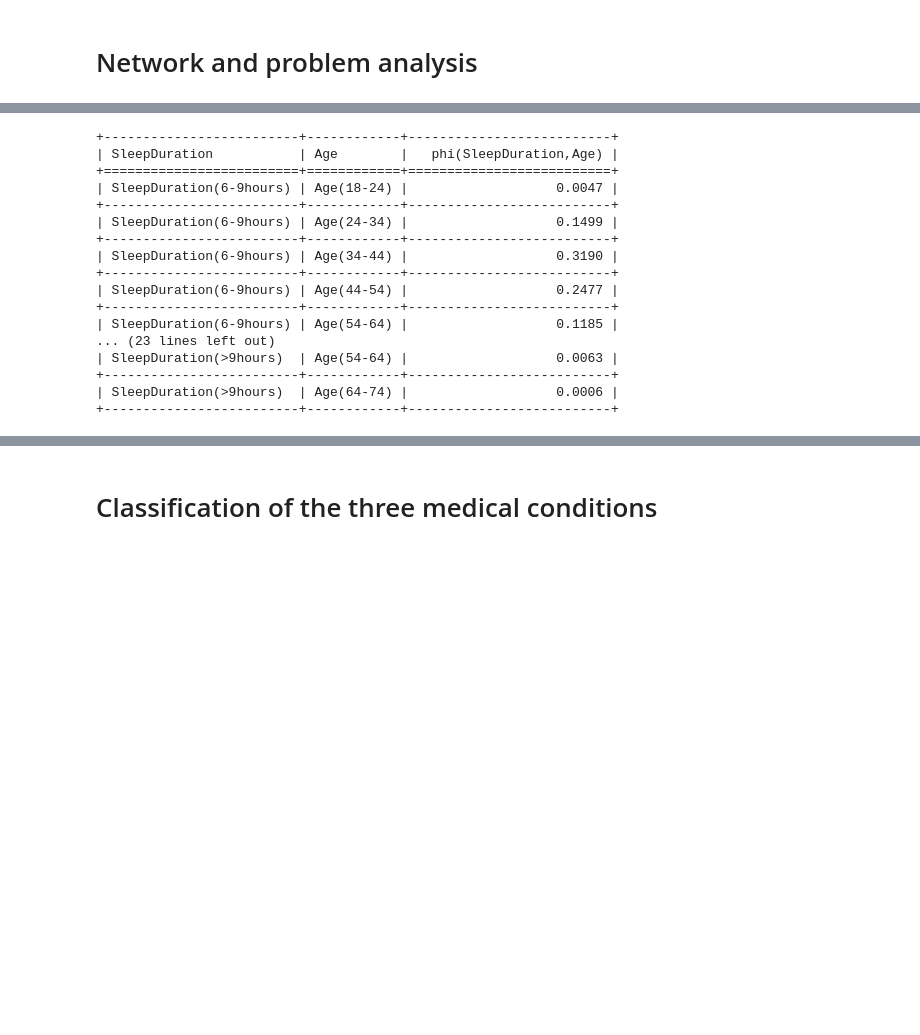
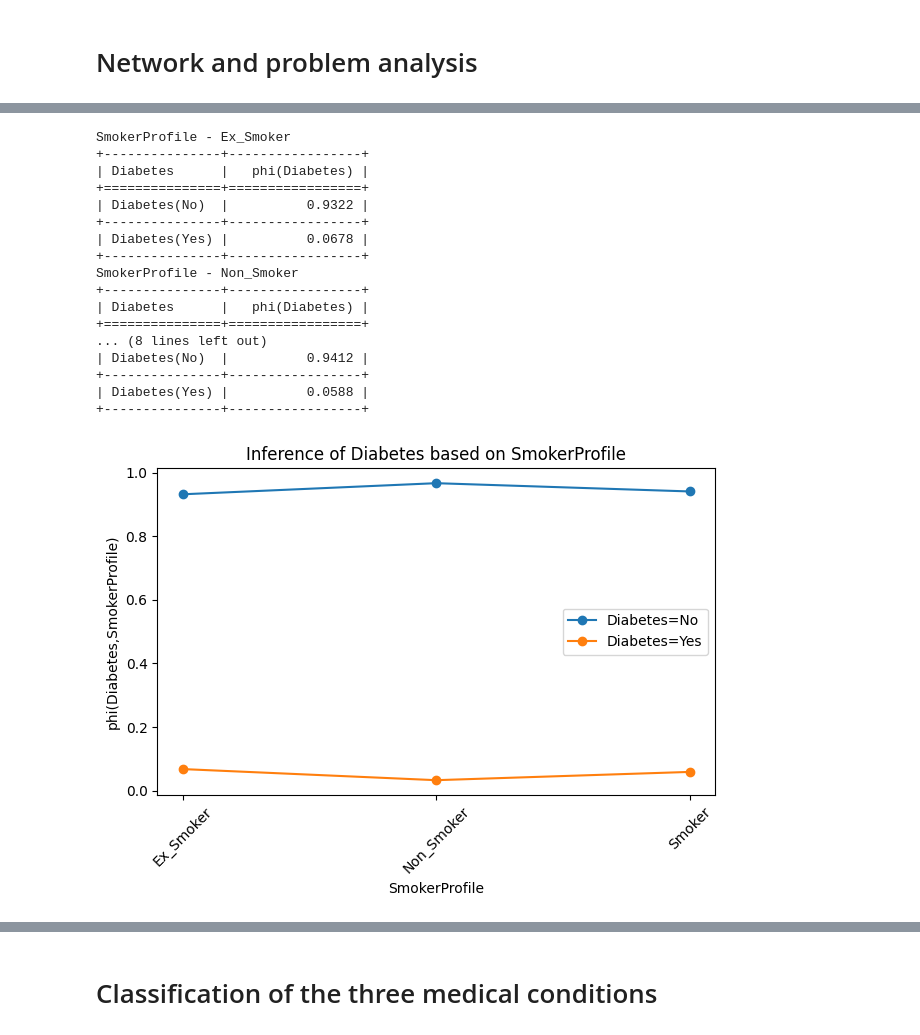
Before and after one commit to Hugana/Bayesian-Networks-AAA, a Jupyter notebook: P1_joao.ipynb, the cells around one changed output, grey strips where cells are left out. Saved outputs shown, nothing was run; the diff lists cells and outputs as text; code cells hidden in the pictures; blank space fills up the shorter version.

```diff
--- a/P1_joao.ipynb
+++ b/P1_joao.ipynb
@@ -505,20 +584,21 @@ infer = VariableElimination(bayesian_model)
 # %%
-print(infer.query(['SleepDuration','Age']))
+infer_and_plot(bayesian_model, 'Diabetes', 'SmokerProfile')
 # %% [output]
-+-------------------------+------------+--------------------------+
-| SleepDuration           | Age        |   phi(SleepDuration,Age) |
-+=========================+============+==========================+
-| SleepDuration(6-9hours) | Age(18-24) |                   0.0047 |
-+-------------------------+------------+--------------------------+
-| SleepDuration(6-9hours) | Age(24-34) |                   0.1499 |
-+-------------------------+------------+--------------------------+
-| SleepDuration(6-9hours) | Age(34-44) |                   0.3190 |
-+-------------------------+------------+--------------------------+
-| SleepDuration(6-9hours) | Age(44-54) |                   0.2477 |
-+-------------------------+------------+--------------------------+
-| SleepDuration(6-9hours) | Age(54-64) |                   0.1185 |
-... (23 lines left out)
-| SleepDuration(>9hours)  | Age(54-64) |                   0.0063 |
-+-------------------------+------------+--------------------------+
-| SleepDuration(>9hours)  | Age(64-74) |                   0.0006 |
-+-------------------------+------------+--------------------------+
+SmokerProfile - Ex_Smoker
++---------------+-----------------+
+| Diabetes      |   phi(Diabetes) |
++===============+=================+
+| Diabetes(No)  |          0.9322 |
++---------------+-----------------+
+| Diabetes(Yes) |          0.0678 |
++---------------+-----------------+
+SmokerProfile - Non_Smoker
++---------------+-----------------+
+| Diabetes      |   phi(Diabetes) |
++===============+=================+
+... (8 lines left out)
+| Diabetes(No)  |          0.9412 |
++---------------+-----------------+
+| Diabetes(Yes) |          0.0588 |
++---------------+-----------------+
+[figure, added]
```
Also changed, not shown: parts of 56 cells of this notebook.
